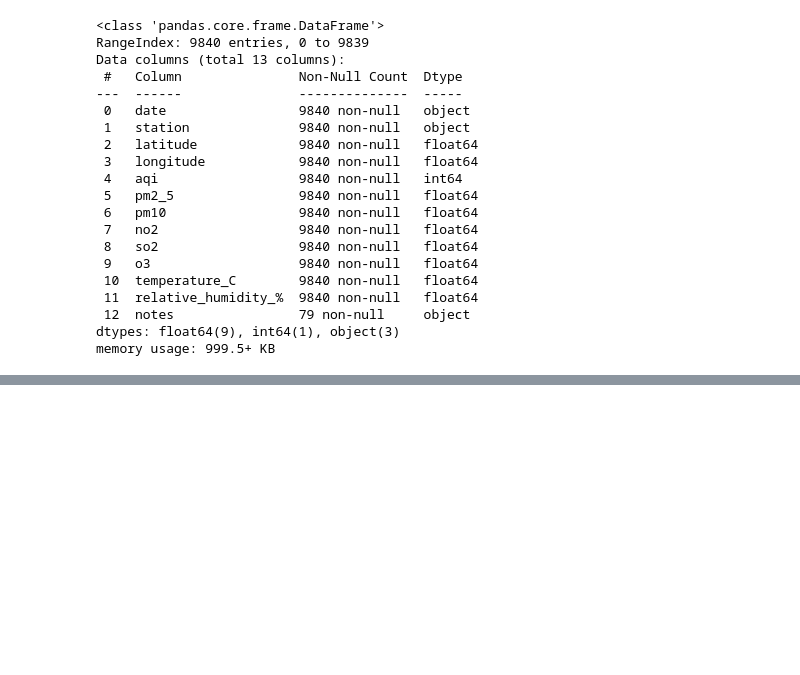
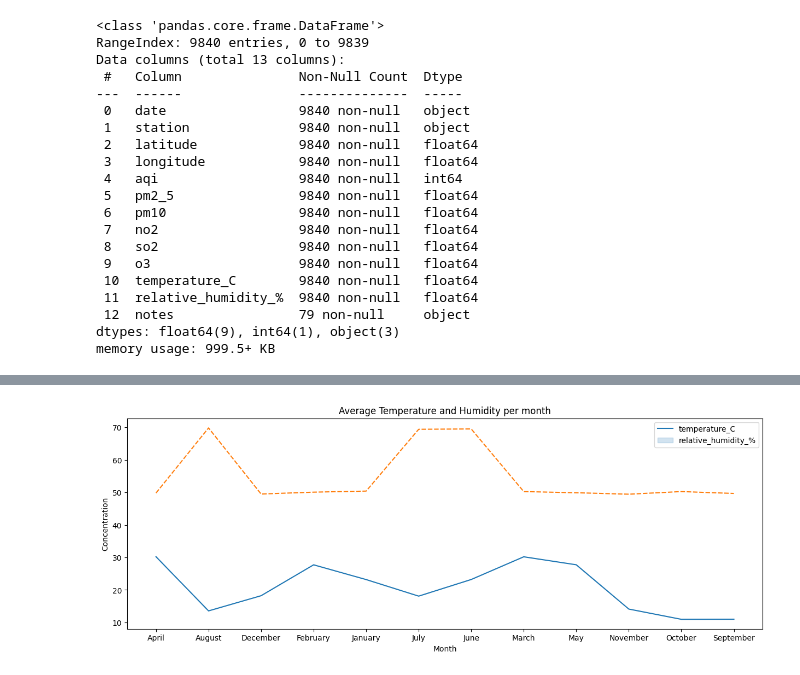
Before and after one commit to shawinCreates/Dhulo-Watch, a Jupyter notebook: notebooks/EDA.ipynb, the cells around one changed output, grey strips where cells are left out. Saved outputs shown, nothing was run; the diff lists cells and outputs as text; code cells hidden in the pictures; blank space fills up the shorter version.

```diff
--- a/notebooks/EDA.ipynb
+++ b/notebooks/EDA.ipynb
@@ -37,0 +91,12 @@ memory usage: 999.5+ KB
+# %%
+monthly_avg_weather = dataset.groupby('Month')[['temperature_C', 'relative_humidity_%']].mean()
+# %%
+plt.figure(figsize=(15,5))
+sns.lineplot(monthly_avg_weather)
+plt.title("Average Temperature and Humidity per month")
+plt.xlabel("Month")
+plt.ylabel("Concentration")
+plt.legend(monthly_avg_weather.columns)
+plt.show()
+# %% [output]
+[figure, added]
```
Also changed, not shown: parts of 9 cells of this notebook, 2 other files.
